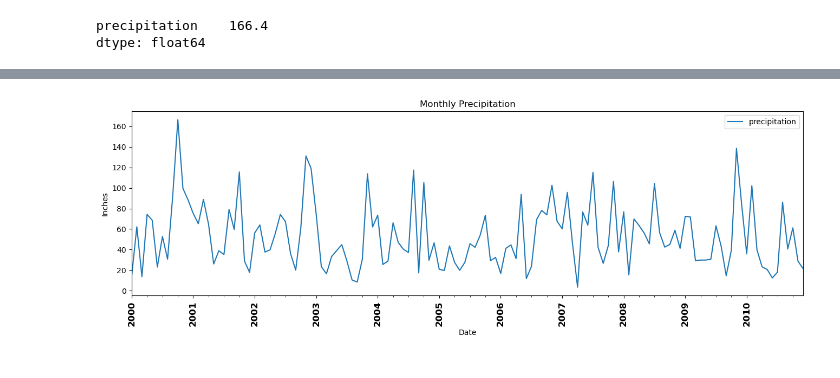
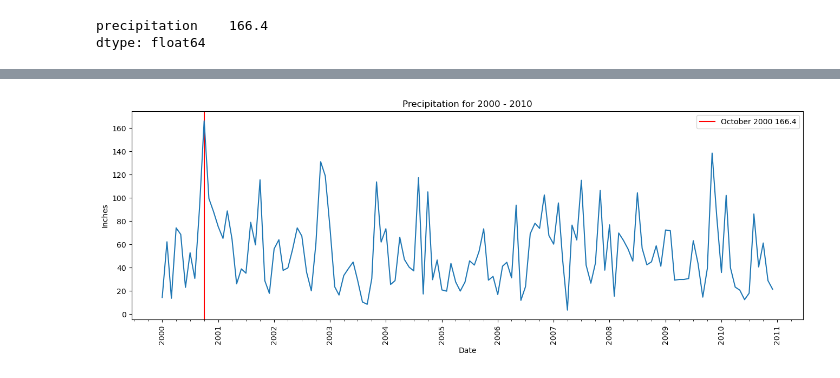
Before and after one commit to LoveidaLucero/Time-Series-Analysis, a Jupyter notebook: Resampling Datetime Data.ipynb, the cells around one changed output, grey strips where cells are left out. Cells and saved outputs as stored; diff of their text form; code cells hidden in the pictures.

```diff
--- a/Resampling Datetime Data.ipynb
+++ b/Resampling Datetime Data.ipynb
@@ -142,8 +143,6 @@ ts
 # %%
 # Resample using agg .sum
 ts_ms_res = ts.resample("MS").sum()
-ts_ms_res.name = 'Resampled'
-ts_ms_res.index
 ts_ms_res
 # %% [output]
 |  | precipitation |
@@ -188,11 +176,26 @@ fig.autofmt_xdate(which='major', rotation=90, ha='center');
-# %%
-ax = ts_ms_res.plot(figsize=(16,5))
-ax.set(title='Monthly Precipitation', ylabel='Inches', xlabel='Date')
-## Final xdate tweaks
-ax.set_xticks(ax.get_xticks())
-ax.set_xticklabels(ax.get_xticklabels(), fontsize='large',fontweight='bold' )
-#ax.axvline(max_date, color='red', label='Max Precipitation')
-fig = ax.get_figure()
-fig.autofmt_xdate(which='major', rotation=90, ha='center');
-# %% [output]
-[figure, removed]
+# %%
+fig, ax = plt.subplots(figsize=(16,5))
+
+ax.set(title='Precipitation for 2000 - 2010', ylabel='Inches', xlabel='Date')
+plt.xticks(rotation=90)
+
+# add years
+loc_year = mdates.YearLocator()
+year_fmt = mdates.DateFormatter('%Y')
+ax.xaxis.set_major_locator(loc_year)
+ax.xaxis.set_major_formatter(year_fmt)
+
+# customize minor ticks
+minor_loc = mdates.MonthLocator(bymonth=[1,4,7,10])
+ax.xaxis.set_minor_locator(minor_loc)
+
+# plot month with max precipitaiton
+ax.axvline(
+    max_date,
+    color='r', label=(f'{max_date[0].strftime("%B %Y")} {max_val[0]}')
+)
+
+ax.plot(ts_ms_res)
+plt.legend();
+# %% [output]
+[figure, added]
```
Also changed, not shown: parts of 8 cells of this notebook.
